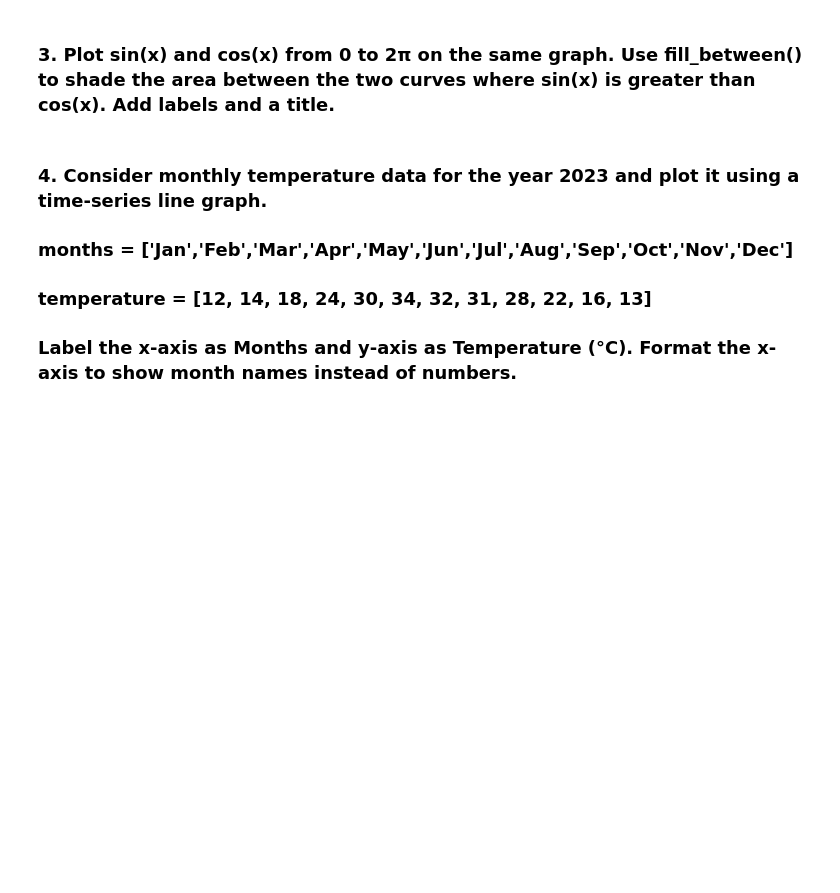
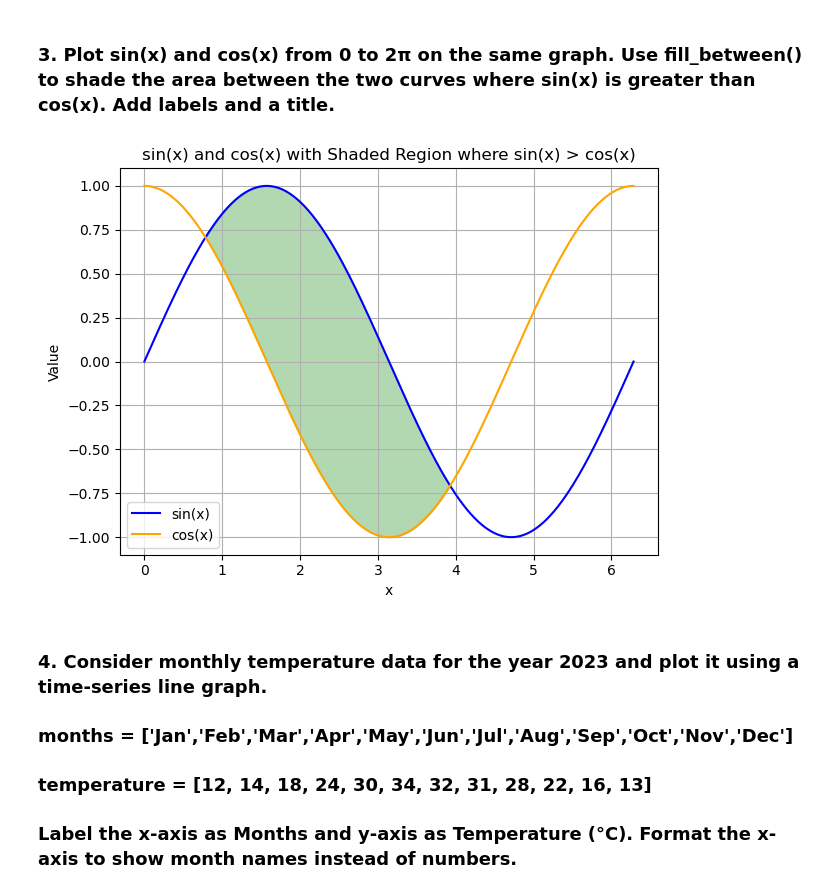
Before and after one commit to shivammarkanday/DV_Lab, a Jupyter notebook: Lab3/lab3.ipynb, the cells around one changed output. Drawn from its saved outputs; the diff is of its cells as text; code cells hidden in the pictures; blank space fills up the shorter version.

```diff
--- a/Lab3/lab3.ipynb
+++ b/Lab3/lab3.ipynb
@@ -36,5 +69,39 @@ plt.show()
 # %% [markdown]
 ### 3. Plot sin(x) and cos(x) from 0 to 2π on the same graph. Use fill_between() to shade the area between the two curves where sin(x) is greater than cos(x). Add labels and a title.
+# %%
+import numpy as np
+import matplotlib.pyplot as plt
+
+x = np.linspace(0, 2 * np.pi, 400)
+
+y_sin = np.sin(x)
+y_cos = np.cos(x)
+
+plt.plot(x, y_sin, label="sin(x)", color="blue")
+plt.plot(x, y_cos, label="cos(x)", color="orange")
+
+plt.fill_between(
+    x,
+    y_sin,
+    y_cos,
+    where=(y_sin > y_cos),
+    interpolate=True,
+    alpha=0.3,
+    color="green"
+)
+
+plt.xlabel("x")
+plt.ylabel("Value")
+plt.title("sin(x) and cos(x) with Shaded Region where sin(x) > cos(x)")
+plt.legend()
+plt.tight_layout()
+plt.grid(True)
+
+
+plt.savefig("Question_3.png")
+plt.show()
+# %% [output]
+[figure, added]
 # %% [markdown]
 ### 4. Consider monthly temperature data for the year 2023 and plot it using a time-series line graph.
 ### months = ['Jan','Feb','Mar','Apr','May','Jun','Jul','Aug','Sep','Oct','Nov','Dec']
```
Also changed, not shown: parts of 6 cells of this notebook, 9 other files.
